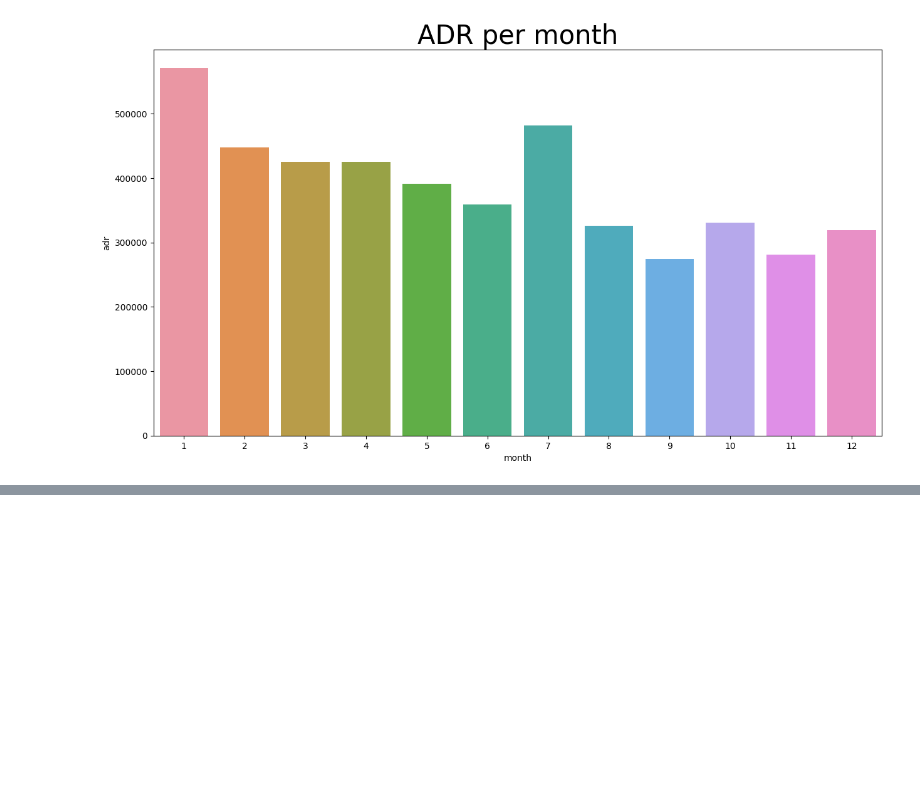
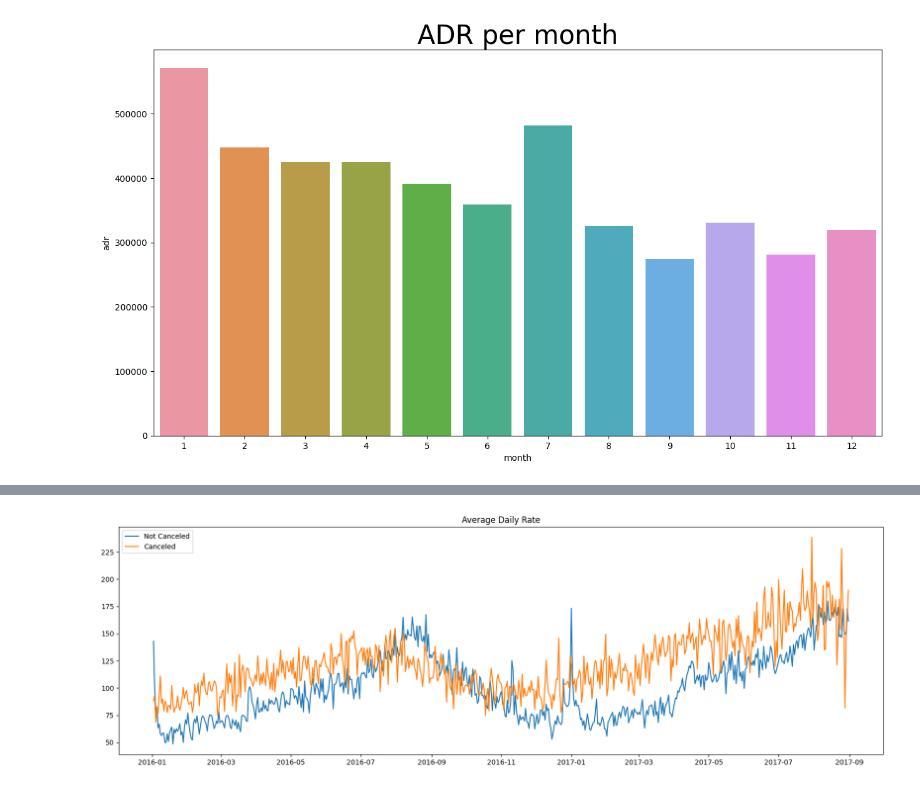
Before and after one commit to Chinmaya0201/Hotel-Booking-Analysis, a Jupyter notebook: Data_analysis.ipynb, the cells around one changed output, grey strips where cells are left out. Saved outputs shown, nothing was run; the diff lists cells and outputs as text; code cells hidden in the pictures; blank space fills up the shorter version.

```diff
--- a/Data_analysis.ipynb
+++ b/Data_analysis.ipynb
@@ -261,0 +312,12 @@ plt.show()
+# %%
+canceled_df_adr = canceled_df_adr[(canceled_df_adr['reservation_status_date']>'2016') & (canceled_df_adr['reservation_status_date']<'2017-09')]
+not_canceled_df_adr = not_canceled_df_adr[(not_canceled_df_adr['reservation_status_date']>'2016') & (not_canceled_df_adr['reservation_status_date']<'2017-09')]
+# %%
+plt.figure(figsize= (20,6))
+plt.title('Average Daily Rate')
+plt.plot(not_canceled_df_adr['reservation_status_date'], not_canceled_df_adr['adr'], label= 'Not Canceled')
+plt.plot(canceled_df_adr['reservation_status_date'], canceled_df_adr['adr'], label= 'Canceled')
+plt.legend()
+plt.show()
+# %% [output]
+[figure, added]
```
Also changed, not shown: parts of 4 cells of this notebook.
